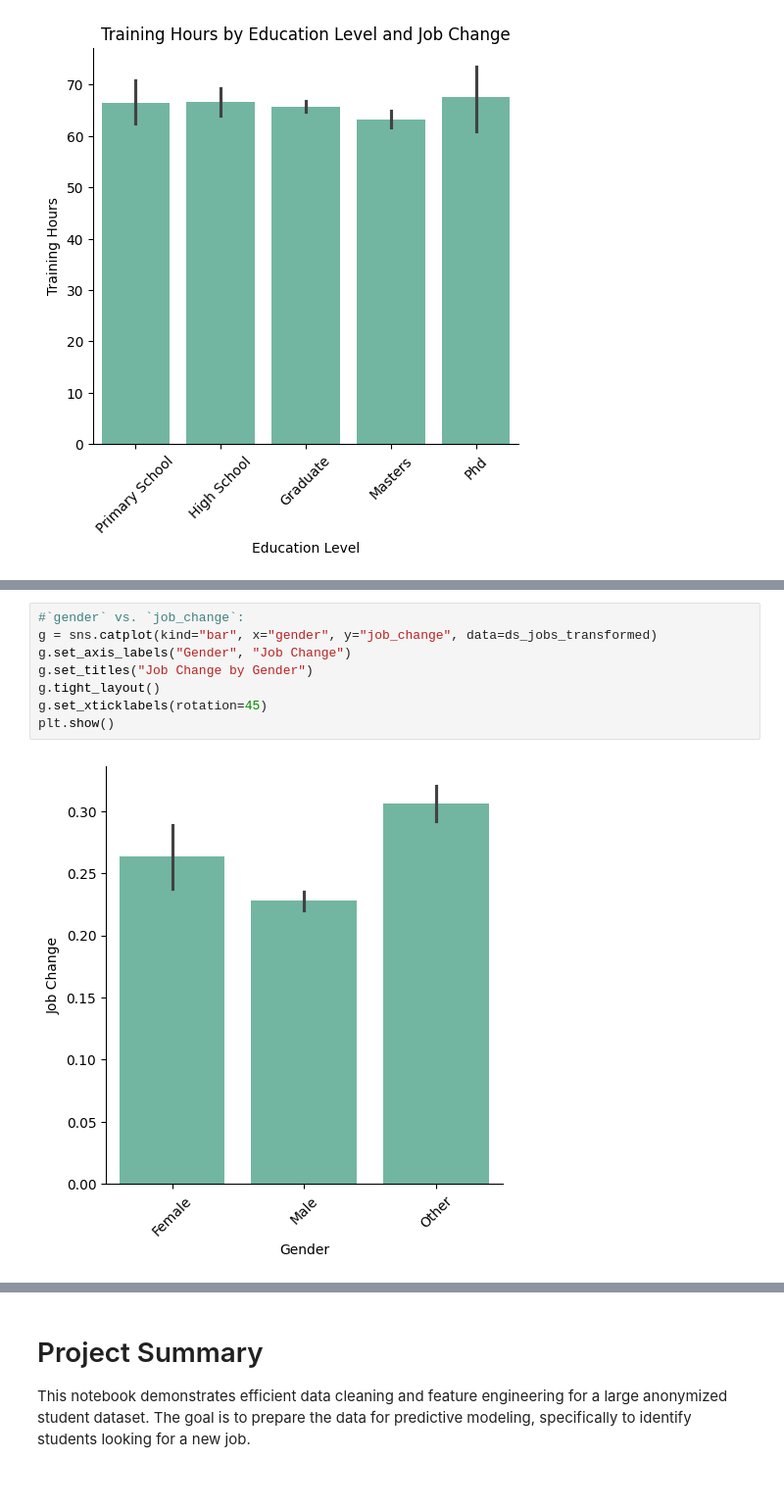
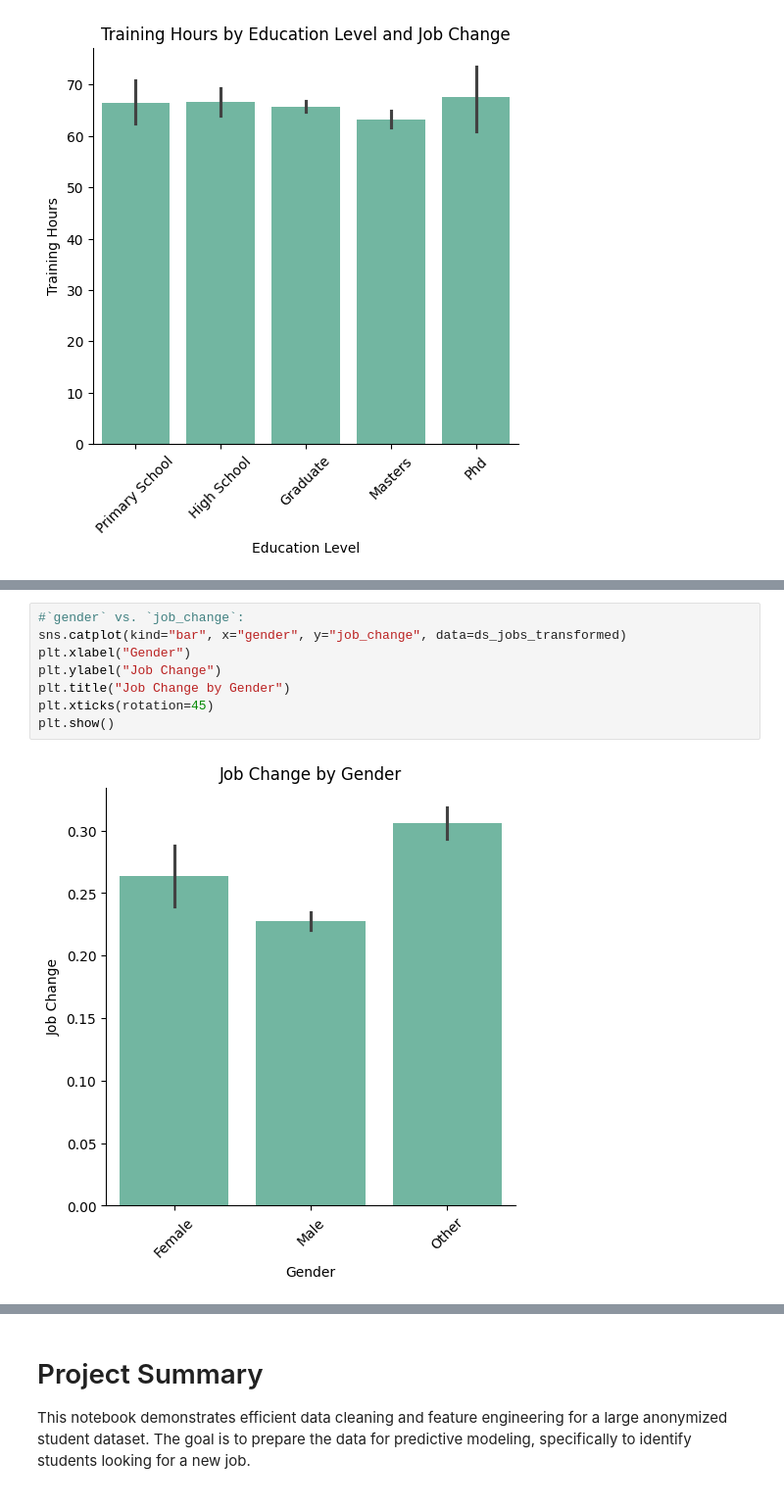
Before and after one commit to Alaeddin-B/DS_project5-DataPrep-, a Jupyter notebook: notebook.ipynb, the cells around one changed output, grey strips where cells are left out. Shown: that part at 98% size. Saved outputs shown, nothing was run; the diff lists cells and outputs as text.

```diff
--- a/notebook.ipynb
+++ b/notebook.ipynb
@@ -210,13 +210,13 @@ plt.show()
 [figure]
 # %%
 #`gender` vs. `job_change`:
-g = sns.catplot(kind="bar", x="gender", y="job_change", data=ds_jobs_transformed)
-g.set_axis_labels("Gender", "Job Change")
-g.set_titles("Job Change by Gender")
-g.tight_layout()
-g.set_xticklabels(rotation=45)
+sns.catplot(kind="bar", x="gender", y="job_change", data=ds_jobs_transformed)
+plt.xlabel("Gender")
+plt.ylabel("Job Change")
+plt.title("Job Change by Gender")
+plt.xticks(rotation=45)
 plt.show()
 # %% [output]
-[figure, old version]
+[figure, new version]
 # %%
 # `major_discipline` vs. `job_change`
```
Also changed, not shown: parts of 3 cells of this notebook.
